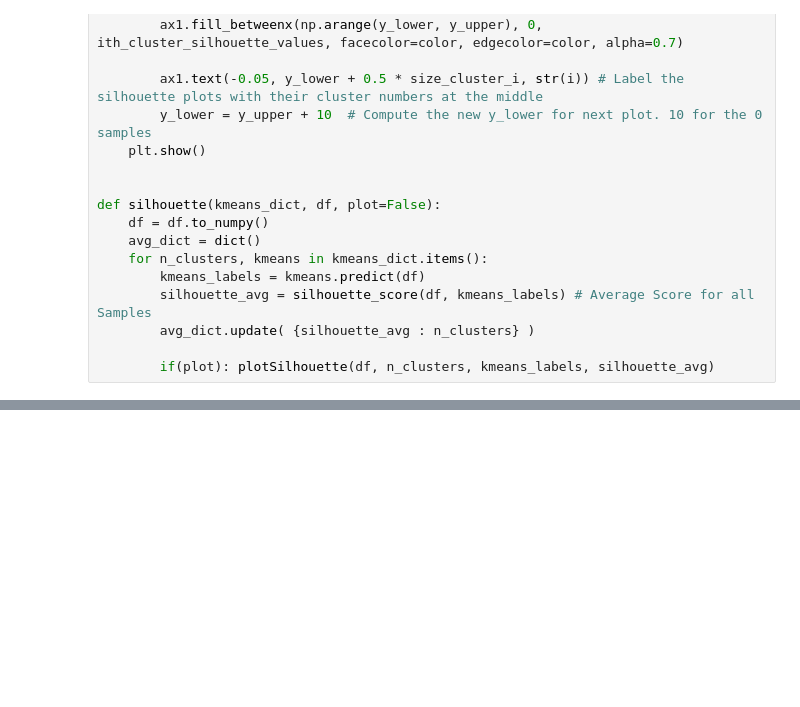
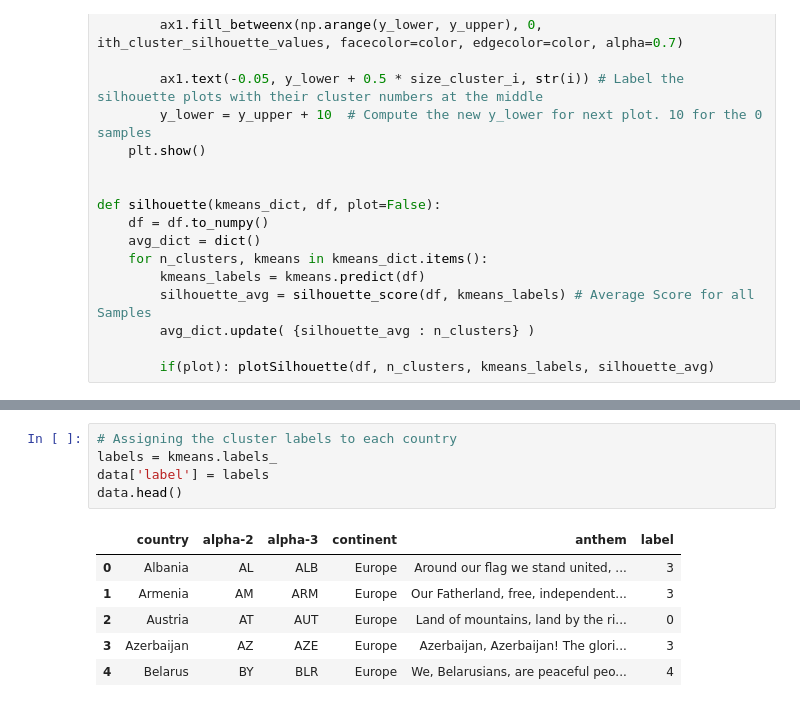
Before and after one commit to chauhannaman98/anthem_clustering, a Jupyter notebook: anthem_clustering.ipynb, the cells around one changed output, grey strips where cells are left out. Drawn from its saved outputs; the diff is of its cells as text; blank space fills up the shorter version.

```diff
--- a/anthem_clustering.ipynb
+++ b/anthem_clustering.ipynb
@@ -267,0 +344,12 @@ TypeError: ignored
+# %%
+# Assigning the cluster labels to each country
+labels = kmeans.labels_
+data['label'] = labels
+data.head()
+# %% [output]
+|  | country | alpha-2 | alpha-3 | continent | anthem | label |
+| 0 | Albania | AL | ALB | Europe | Around our flag we stand united, ... | 3 |
+| 1 | Armenia | AM | ARM | Europe | Our Fatherland, free, independent... | 3 |
+| 2 | Austria | AT | AUT | Europe | Land of mountains, land by the ri... | 0 |
+| 3 | Azerbaijan | AZ | AZE | Europe | Azerbaijan, Azerbaijan! The glori... | 3 |
+| 4 | Belarus | BY | BLR | Europe | We, Belarusians, are peaceful peo... | 4 |
```
Also changed, not shown: parts of 17 cells of this notebook.
